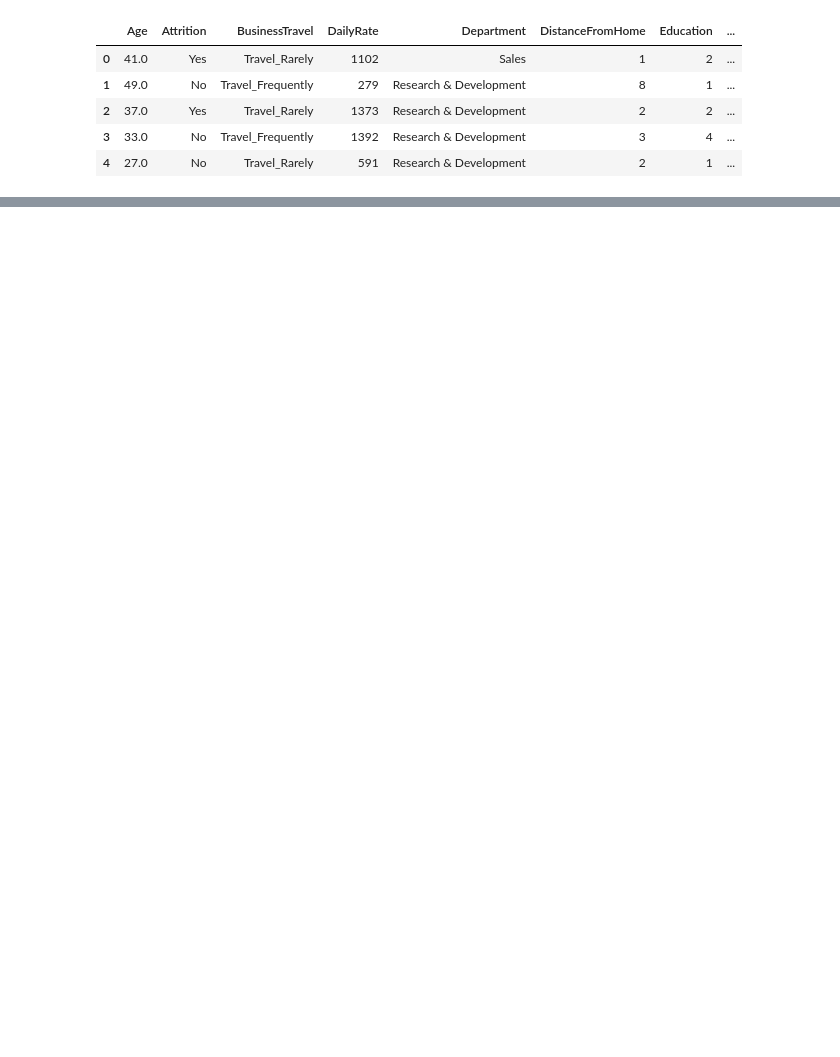
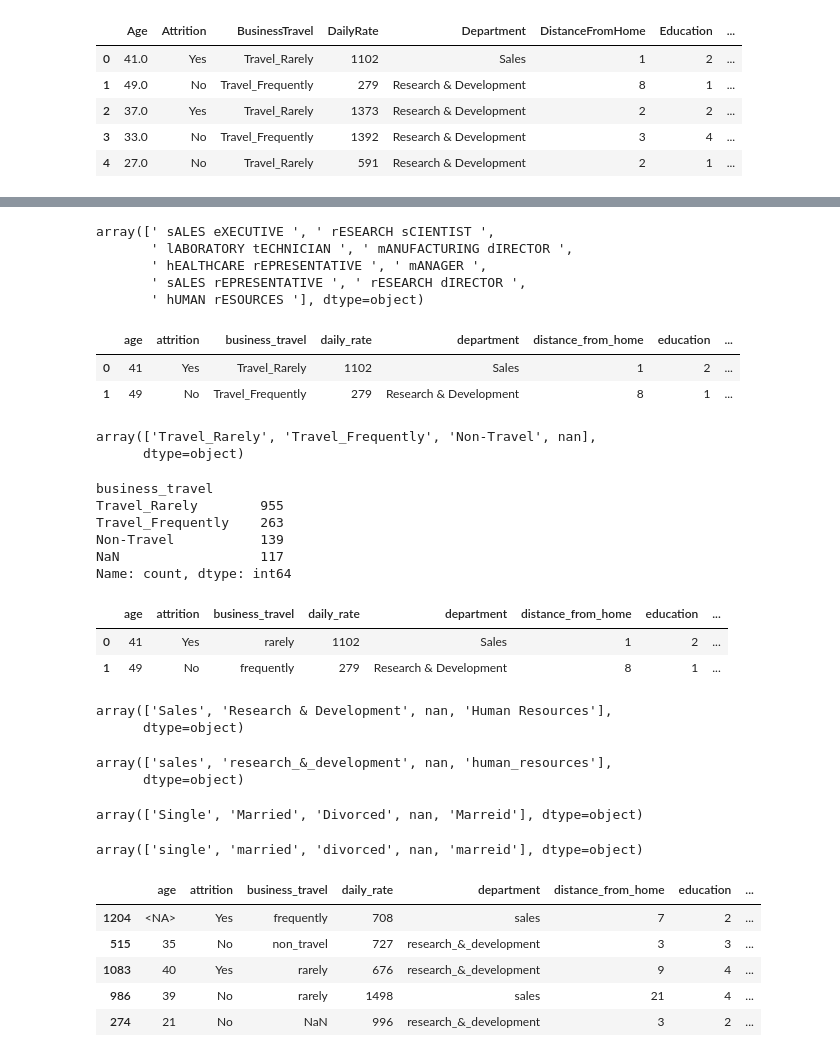
Before and after one commit to Eleonora1989/project-da-promo-63-modulo-3-team-3, a Jupyter notebook: fase_1_inicial_31-03.ipynb, the cells around one changed output, grey strips where cells are left out. Saved outputs shown, nothing was run; the diff lists cells and outputs as text; code cells hidden in the pictures; blank space fills up the shorter version.

```diff
--- a/fase_1_inicial_31-03.ipynb
+++ b/fase_1_inicial_31-03.ipynb
@@ -132,0 +142,29 @@ para ver por que la gente se va se me ocurre que tendriamos que ver
+# %%
+df_hr['job_role'].unique()
+# %% [output]
+array([' sALES eXECUTIVE ', ' rESEARCH sCIENTIST ',
+       ' lABORATORY tECHNICIAN ', ' mANUFACTURING dIRECTOR ',
+       ' hEALTHCARE rEPRESENTATIVE ', ' mANAGER ',
+       ' sALES rEPRESENTATIVE ', ' rESEARCH dIRECTOR ',
+       ' hUMAN rESOURCES '], dtype=object)
+# %%
+df_hr['job_role'] = df_hr['job_role'].str.strip().str.lower().str.replace(r'\s+', '_', regex=True)
+df_hr.head(2)
+# %% [output]
+|  | age | attrition | business_travel | daily_rate | department | distance_from_home | education | ... |
+| 0 | 41 | Yes | Travel_Rarely | 1102 | Sales | 1 | 2 | ... |
+| 1 | 49 | No | Travel_Frequently | 279 | Research & Development | 8 | 1 | ... |
+# %%
+df_hr['business_travel'].unique()
+# %% [output]
+array(['Travel_Rarely', 'Travel_Frequently', 'Non-Travel', nan],
+      dtype=object)
+# %%
+df_hr['business_travel'].value_counts(dropna=False)
+# %% [output]
+business_travel
+Travel_Rarely        955
+Travel_Frequently    263
+Non-Travel           139
+NaN                  117
+Name: count, dtype: int64
@@ -132,0 +181,37 @@ para ver por que la gente se va se me ocurre que tendriamos que ver
+# %%
+# comprobar
+
+df_hr.head(2)
+# %% [output]
+|  | age | attrition | business_travel | daily_rate | department | distance_from_home | education | ... |
+| 0 | 41 | Yes | rarely | 1102 | Sales | 1 | 2 | ... |
+| 1 | 49 | No | frequently | 279 | Research & Development | 8 | 1 | ... |
+# %%
+df_hr['department'].unique()
+# %% [output]
+array(['Sales', 'Research & Development', nan, 'Human Resources'],
+      dtype=object)
+# %%
+df_hr['department'] = df_hr['department'].str.strip().str.lower().str.replace(r'\s+', '_', regex=True)
+# %%
+df_hr['department'].unique()
+# %% [output]
+array(['sales', 'research_&_development', nan, 'human_resources'],
+      dtype=object)
+# %%
+df_hr['marital_status'].unique()
+# %% [output]
+array(['Single', 'Married', 'Divorced', nan, 'Marreid'], dtype=object)
+# %%
+df_hr['marital_status'] = df_hr['marital_status'].str.strip().str.lower().str.replace(r'\s+', '_', regex=True)
+# %%
+df_hr['marital_status'].unique()
+# %% [output]
+array(['single', 'married', 'divorced', nan, 'marreid'], dtype=object)
+# %%
+nuevas_categorias_marital_status = {
+    'single': 'single',
+    'married': 'married',
+    'divorced': 'divorced',
+    'marreid': 'married'
+    }
@@ -132,0 +221,9 @@ para ver por que la gente se va se me ocurre que tendriamos que ver
+# %%
+df_hr.sample(5)
+# %% [output]
+|  | age | attrition | business_travel | daily_rate | department | distance_from_home | education | ... |
+| 1204 | <NA> | Yes | frequently | 708 | sales | 7 | 2 | ... |
+| 515 | 35 | No | non_travel | 727 | research_&_development | 3 | 3 | ... |
+| 1083 | 40 | Yes | rarely | 676 | research_&_development | 9 | 4 | ... |
+| 986 | 39 | No | rarely | 1498 | sales | 21 | 4 | ... |
+| 274 | 21 | No | NaN | 996 | research_&_development | 3 | 2 | ... |
```
Also changed, not shown: parts of 26 cells of this notebook.
